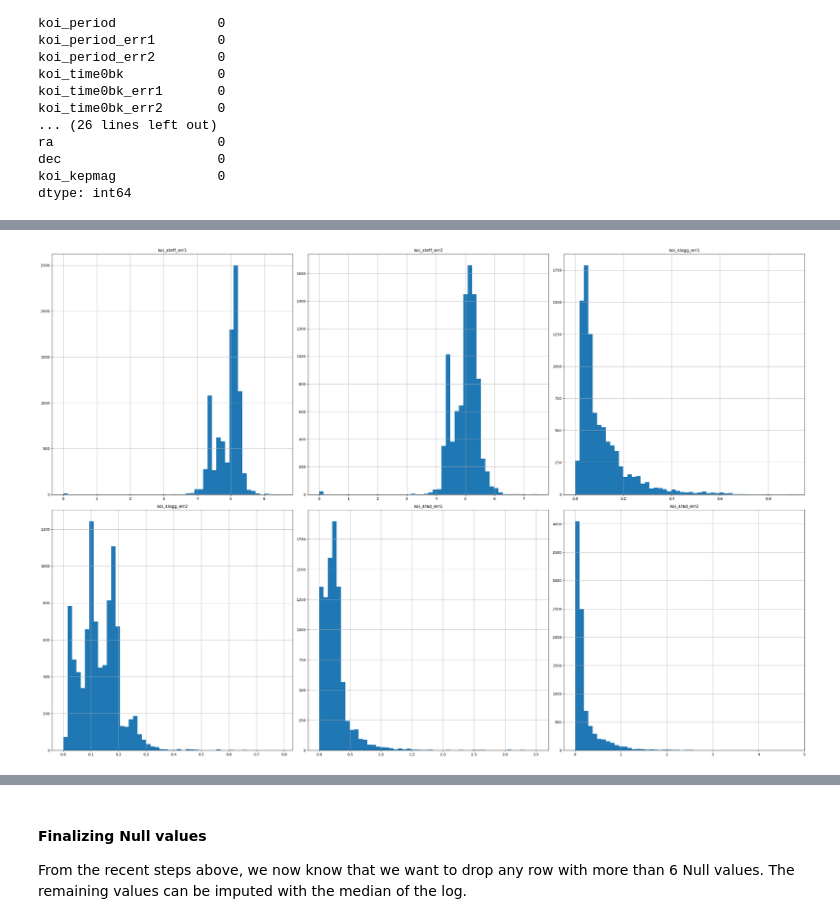
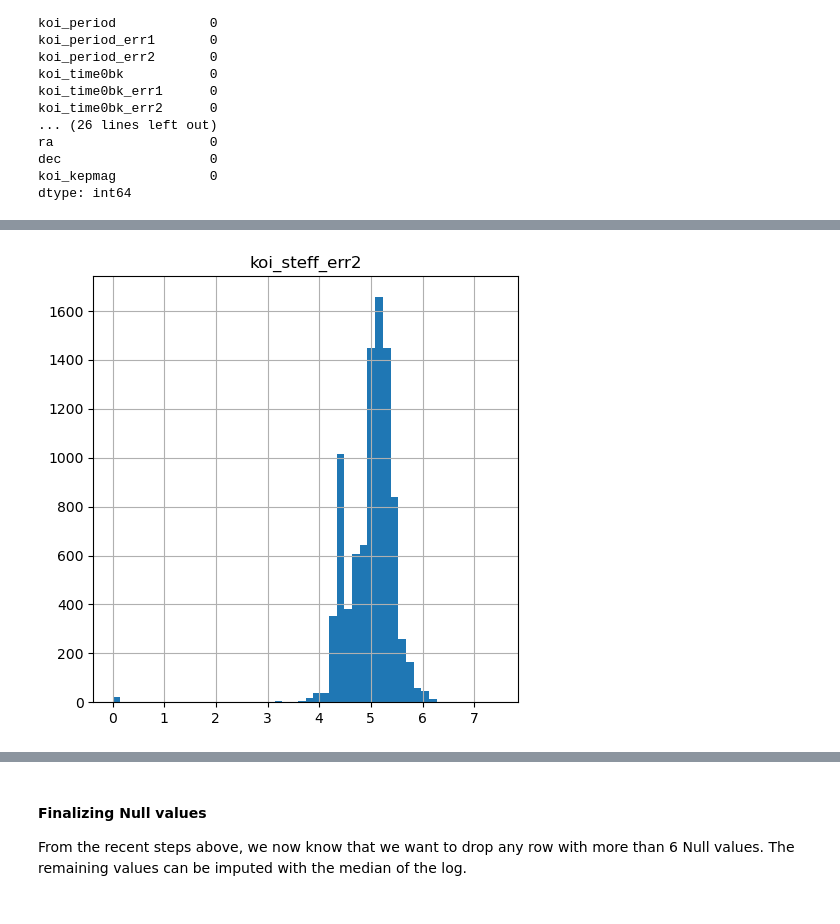
Before and after one commit to adrianveen/lhl_final_project, a Jupyter notebook: notebooks/exploration.ipynb, the cells around one changed output, grey strips where cells are left out. Drawn from its saved outputs; the diff is of its cells as text; code cells hidden in the pictures.

```diff
--- a/notebooks/exploration.ipynb
+++ b/notebooks/exploration.ipynb
@@ -928,7 +930,7 @@ From our previous insight, we know that these below to rows with only a single N
 
 From earlier, we have the error columns in a separate dataframe. We will look at the log values this time to see if there are any obvious distributions.
 # %%
-cols = ['koi_steff_err1', 'koi_steff_err2', 'koi_slogg_err1', 'koi_slogg_err2', 'koi_srad_err1', 'koi_srad_err2']
+cols = ['koi_steff_err2']
 
-#take log of absolute value of the error columns. The error is presented as the +/- value, so we need to conver the negative values into their absolute value
+#take log of absolute value of the error columns. The error is presented as the +/- value, so we need to convert the negative values into their absolute value
 kois_err_nulls = np.log1p(np.abs(kois_err[cols]))
@@ -935,16 +947,14 @@ kois_err_nulls = np.log1p(np.abs(kois_err[cols]))
 # %%
-#create plots of distributions of the log values of the selected err columns
+#create a plot of distributions of the log values of the selected err column
 
-# Setting up the figure with 2 rows and 3 columns
-fig, axes = plt.subplots(2,3, figsize=(30, 20))
-axes = axes.flatten() # Flatten the 2D array of axes for easy iterating
+# Setting up the figure with 1 chart
+fig, axes = plt.subplots(1,1, figsize=(5, 5))
 
 # Plotting histograms for each column
-for i, col in enumerate(kois_err_nulls.columns):
-    kois_err_nulls[col].hist(ax=axes[i], bins=50)
-    axes[i].set_title(col)
+kois_err_nulls.hist(ax=axes, bins=50)
+axes.set_title('koi_steff_err2')
 
 plt.tight_layout()
 plt.show()
 # %% [output]
-[figure, old version]
+[figure, new version]
```
Also changed, not shown: parts of 59 cells of this notebook, 2 other files.
